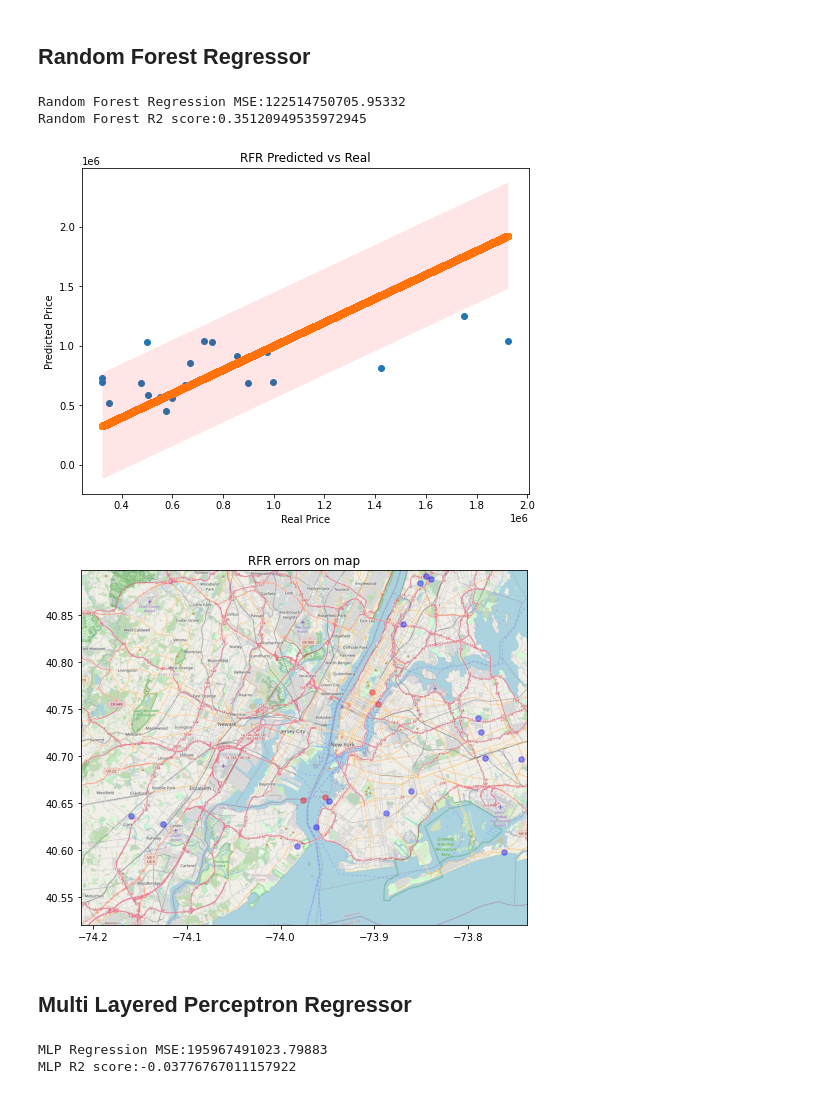
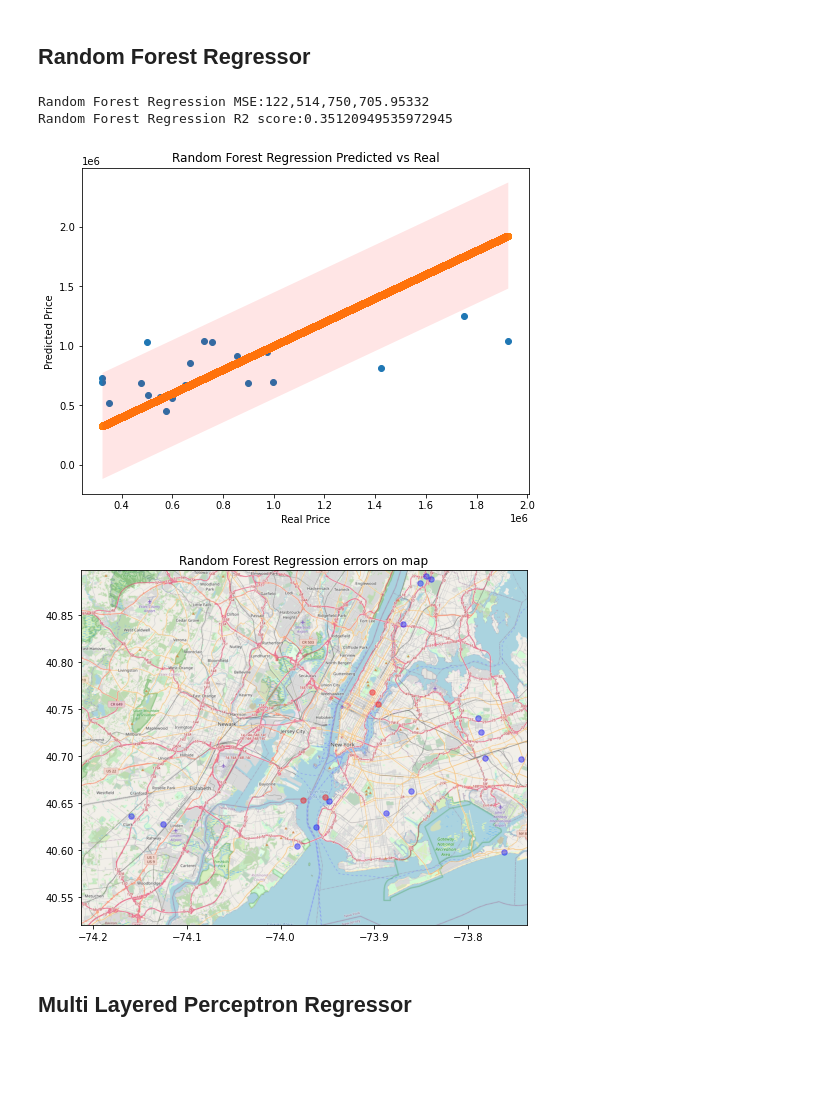
Before and after one commit to itayisraelov/RealEstateMLProject, a Jupyter notebook: Notebooks/02_Modeling.ipynb, the cells around one changed output. Drawn from its saved outputs; the diff is of its cells as text; code cells hidden in the pictures; blank space fills up the shorter version.

```diff
--- a/Notebooks/02_Modeling.ipynb
+++ b/Notebooks/02_Modeling.ipynb
@@ -226,24 +246,12 @@ N_ESTIMATORS = 100
 # %%
-# random_forest_regression = RandomForestRegressor(n_estimators=N_ESTIMATORS, criterion="mse", max_depth=, n_jobs=N_ESTIMATORS, random_state=RANDOM_SEED)
+#Random Forest constants
+N_ESTIMATORS = 100
 random_forest_regression = RandomForestRegressor(n_estimators=N_ESTIMATORS, criterion="mse", n_jobs=N_ESTIMATORS, random_state=RANDOM_SEED)
-random_forest_regression.fit(train_x, train_y)
-test_predicted_y = random_forest_regression.predict(test_x)
+model_evaluation(random_forest_regression, "Random Forest Regression")
+# %% [output]
+Random Forest Regression MSE:122,514,750,705.95332
+Random Forest Regression R2 score:0.35120949535972945
+[figure, added]
+[figure, added]
-# %%
-print(f"Random Forest Regression MSE:{mean_squared_error(test_y, test_predicted_y)}")
-print(f"Random Forest R2 score:{r2_score(test_y, test_predicted_y)}")
-# %% [output]
-Random Forest Regression MSE:122514750705.95332
-Random Forest R2 score:0.35120949535972945
-# %%
-plot_predicted_vs_real(test_predicted_y, test_y, title="RFR Predicted vs Real")
-# %% [output]
-[figure, removed]
-# %%
-
-with open("../Images/nyc_map1.json") as file:
-    border_box = json.load(file)
-plot_vs_map(test_x, test_predicted_y, test_y, path_to_map="../Images/nyc_map1.png", border_box=border_box, title="RFR errors on map")
-# %% [output]
-[figure, removed]
 # %% [markdown]
 ## Multi Layered Perceptron Regressor
@@ -260,6 +257,0 @@ test_predicted_y = mlp_regression.predict(test_x)
-# %%
-print(f"MLP Regression MSE:{mean_squared_error(test_y, test_predicted_y)}")
-print(f"MLP R2 score:{r2_score(test_y, test_predicted_y)}")
-# %% [output]
-MLP Regression MSE:195967491023.79883
-MLP R2 score:-0.03776767011157922
```
Also changed, not shown: parts of 22 cells of this notebook.
